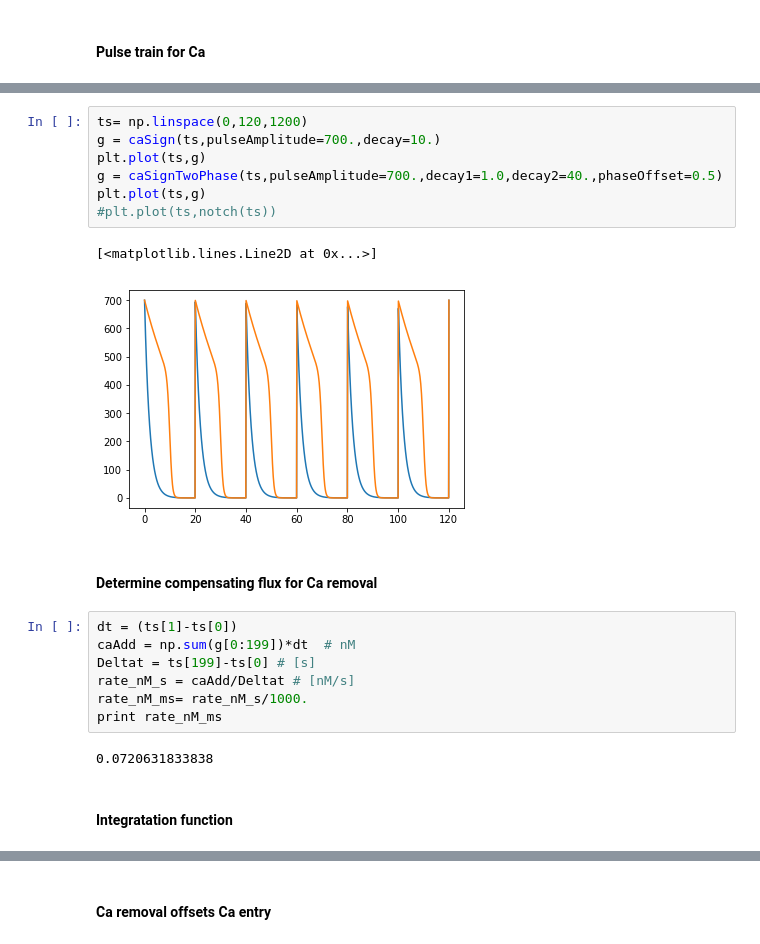
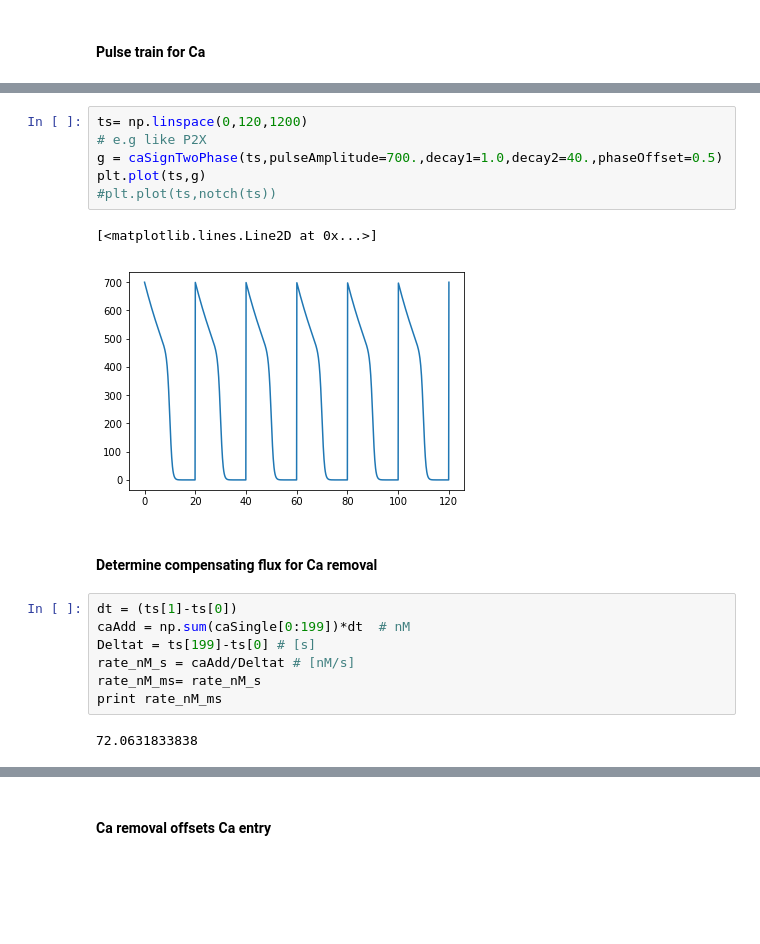
Before and after one commit to huskeypm/microglia, a Jupyter notebook: nfat.ipynb, the cells around one changed output, grey strips where cells are left out. Saved outputs shown, nothing was run; the diff lists cells and outputs as text; blank space fills up the shorter version.

```diff
--- a/nfat.ipynb
+++ b/nfat.ipynb
@@ -107,23 +175,20 @@ def caSignTwoPhase(t,decay1=1.,pulseAmplitude=700.,period=20.,
 # %%
 ts= np.linspace(0,120,1200)
-g = caSign(ts,pulseAmplitude=700.,decay=10.)
-plt.plot(ts,g)
+# e.g like P2X
 g = caSignTwoPhase(ts,pulseAmplitude=700.,decay1=1.0,decay2=40.,phaseOffset=0.5)
 plt.plot(ts,g)
 #plt.plot(ts,notch(ts))
 # %% [output]
 [<matplotlib.lines.Line2D at 0x...>]
-[figure, old version]
+[figure, new version]
 # %% [markdown]
 #### Determine compensating flux for Ca removal
 # %%
 dt = (ts[1]-ts[0])
-caAdd = np.sum(g[0:199])*dt  # nM
+caAdd = np.sum(caSingle[0:199])*dt  # nM
 Deltat = ts[199]-ts[0] # [s]
 rate_nM_s = caAdd/Deltat # [nM/s]
-rate_nM_ms= rate_nM_s/1000.
+rate_nM_ms= rate_nM_s
 print rate_nM_ms
 # %% [output]
-0.0720631833838
+72.0631833838
-# %% [markdown]
-#### Integratation function
```
Also changed, not shown: parts of 36 cells of this notebook, 1 other file.
